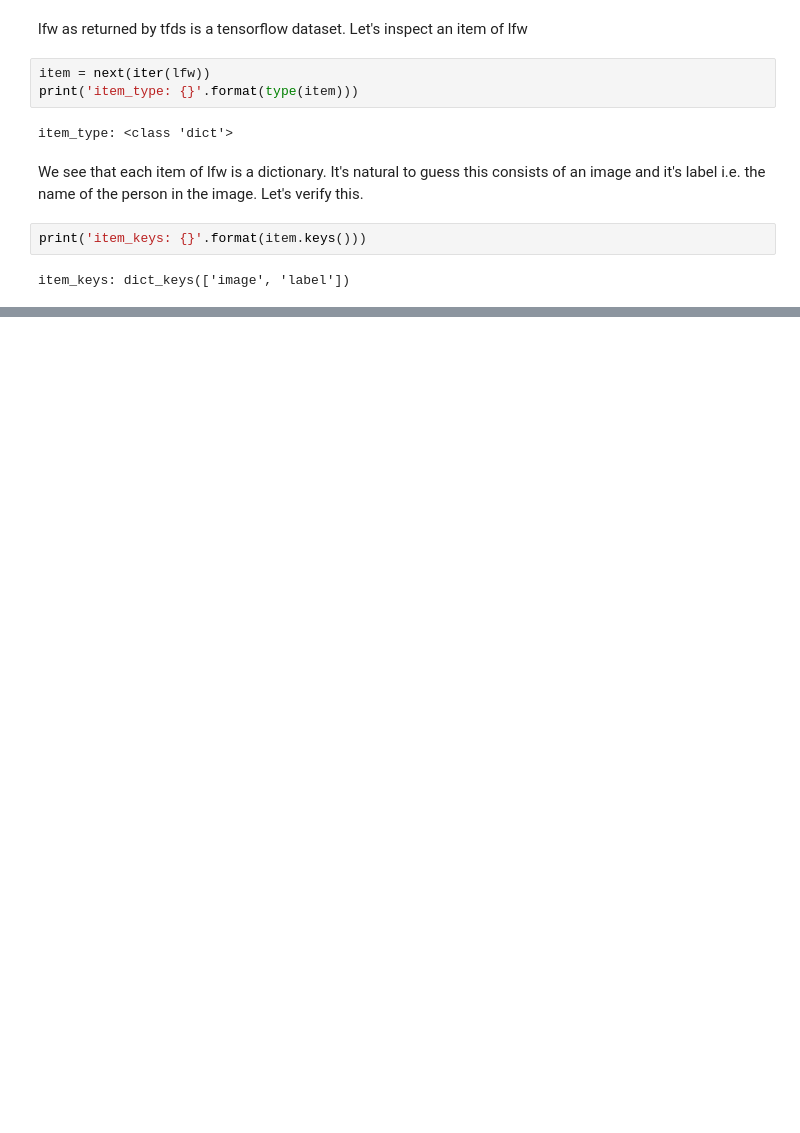
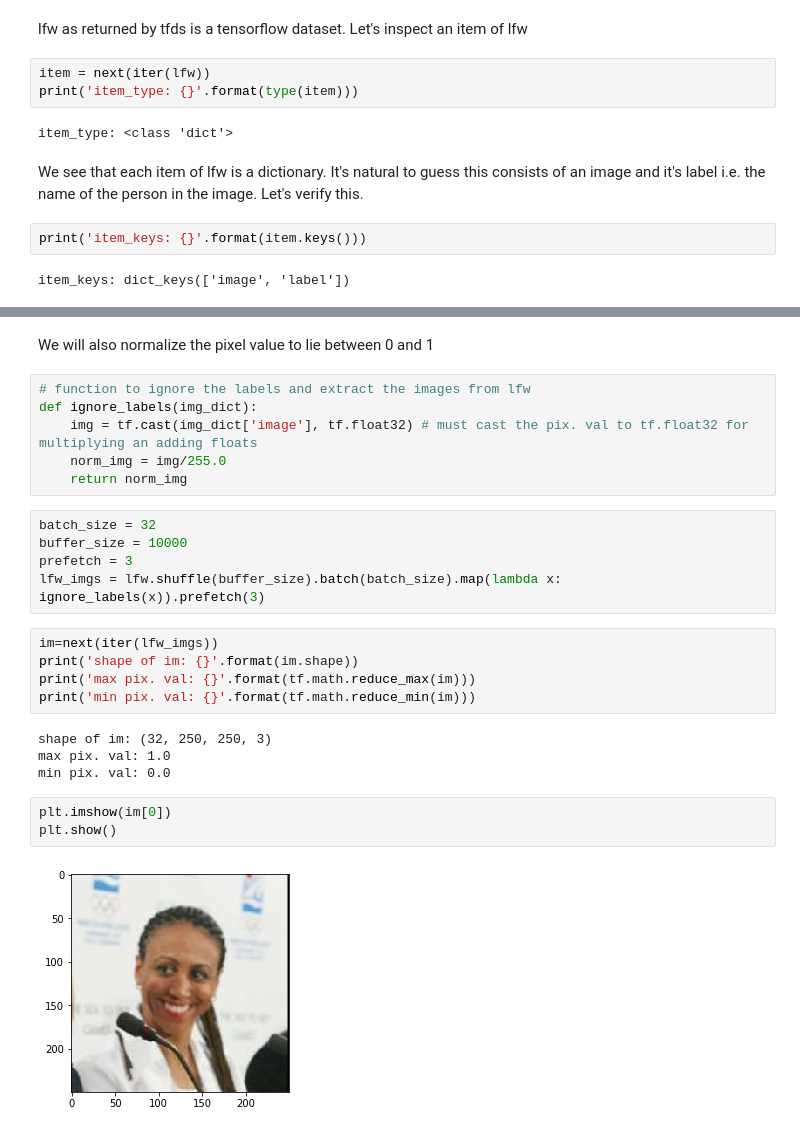
Before and after one commit to praritagarwal/DCGAN, a Jupyter notebook: DCGAN.ipynb, the cells around one changed output, grey strips where cells are left out. Drawn from its saved outputs; the diff is of its cells as text; blank space fills up the shorter version.

Commit message:
Define a func. to extract and normalize lfw-imgs

```diff
--- a/DCGAN.ipynb
+++ b/DCGAN.ipynb
@@ -321,0 +330,27 @@ Indeed, the dictionary contains an image and its label. For our current purposes
+# %% [markdown]
+We will also normalize the pixel value to lie between 0 and 1
+# %%
+# function to ignore the labels and extract the images from lfw
+def ignore_labels(img_dict):
+    img = tf.cast(img_dict['image'], tf.float32) # must cast the pix. val to tf.float32 for multiplying an adding floats
+    norm_img = img/255.0
+    return norm_img
+# %%
+batch_size = 32
+buffer_size = 10000
+prefetch = 3
+lfw_imgs = lfw.shuffle(buffer_size).batch(batch_size).map(lambda x: ignore_labels(x)).prefetch(3)
+# %%
+im=next(iter(lfw_imgs))
+print('shape of im: {}'.format(im.shape))
+print('max pix. val: {}'.format(tf.math.reduce_max(im)))
+print('min pix. val: {}'.format(tf.math.reduce_min(im)))
+# %% [output]
+shape of im: (32, 250, 250, 3)
+max pix. val: 1.0
+min pix. val: 0.0
+# %%
+plt.imshow(im[0])
+plt.show()
+# %% [output]
+[figure, added]
```
Also changed, not shown: parts of 2 cells of this notebook.
